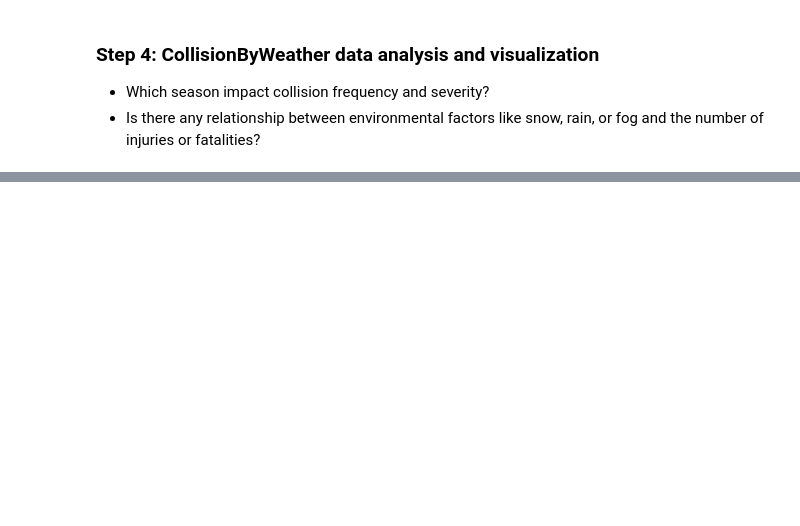
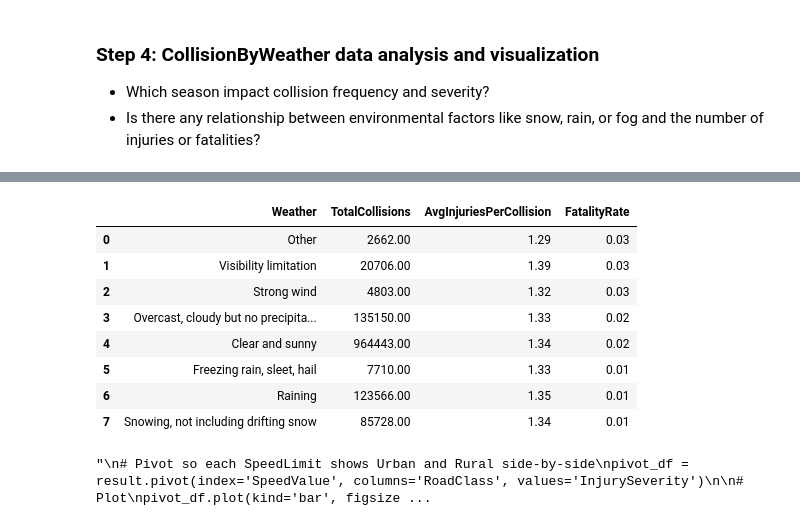
Before and after one commit to anithamonica/DATA604_TrafficIncidents, a Jupyter notebook: DataAnalysisCollisionByWeather.ipynb, the cells around one changed output, grey strips where cells are left out. Saved outputs shown, nothing was run; the diff lists cells and outputs as text; code cells hidden in the pictures; blank space fills up the shorter version.

```diff
--- a/DataAnalysisCollisionByWeather.ipynb
+++ b/DataAnalysisCollisionByWeather.ipynb
@@ -283,6 +287,14 @@ myconnection.close()
  - Which season impact collision frequency and severity?
  - Is there any relationship between environmental factors like snow, rain, or fog and the number of injuries or fatalities?
 # %%
+USER = "student"
+DB   = "student"
+PWD = "Bi3KSjqgrNOOL"
+
+engine = create_engine(
+    f"mysql+mysqlconnector://{USER}:{PWD}@127.0.0.1:3306/{DB}"
+)
+
 #Which season impact collision frequency and severity?
 queryMonthly = '''SELECT
     Season,
@@ -297,7 +309,7 @@ ORDER BY
     TotalCollisions DESC;'''
 result = pd.read_sql_query(queryMonthly, engine)
 display(result)
-
+'''
 # Pivot so each SpeedLimit shows Urban and Rural side-by-side
 pivot_df = result.pivot(index='SpeedValue', columns='RoadClass', values='InjurySeverity')
 
@@ -310,3 +322,4 @@ plt.ylim(bottom=1.0)
 plt.legend(title='Road Class', bbox_to_anchor=(1.05, 1), loc='upper left')
 plt.tight_layout()
 plt.show()
+'''
@@ -313,33 +333,46 @@ plt.show()
 # %%
 #Is there any relationship between environmental factors like snow, rain, or fog and the number of injuries or fatalities?
 
 queryMonthly = '''SELECT
     Weather,
     SUM(NoofCollisions) AS TotalCollisions,
     ROUND(SUM(NoofInjured) * 1.0 / SUM(NoofCollisions), 2) AS AvgInjuriesPerCollision,
     ROUND(SUM(NoofFatalities) * 1.0 / SUM(NoofCollisions), 4) AS FatalityRate
 FROM
-    student.WeatherCollisions   -- replace with your actual table name
+    student.CollisionByWeather   -- replace with your actual table name
 WHERE
     NoofCollisions > 0
 GROUP BY
     Weather
 ORDER BY
     FatalityRate DESC;'''
 result = pd.read_sql_query(queryMonthly, engine)
 display(result)
 
+'''
 # Pivot so each SpeedLimit shows Urban and Rural side-by-side
 pivot_df = result.pivot(index='SpeedValue', columns='RoadClass', values='InjurySeverity')
 
 # Plot
 pivot_df.plot(kind='bar', figsize=(14, 6))
 plt.title('Injury Severity by Speed Limit and Road Class')
 plt.ylabel('Injury Severity')
 plt.xticks(rotation=45)
 plt.ylim(bottom=1.0)
 plt.legend(title='Road Class', bbox_to_anchor=(1.05, 1), loc='upper left')
 plt.tight_layout()
 plt.show()
+'''
+# %% [output]
+|  | Weather | TotalCollisions | AvgInjuriesPerCollision | FatalityRate |
+| 0 | Other | 2662.00 | 1.29 | 0.03 |
+| 1 | Visibility limitation | 20706.00 | 1.39 | 0.03 |
+| 2 | Strong wind | 4803.00 | 1.32 | 0.03 |
+| 3 | Overcast, cloudy but no precipita... | 135150.00 | 1.33 | 0.02 |
+| 4 | Clear and sunny | 964443.00 | 1.34 | 0.02 |
+| 5 | Freezing rain, sleet, hail | 7710.00 | 1.33 | 0.01 |
+| 6 | Raining | 123566.00 | 1.35 | 0.01 |
+| 7 | Snowing, not including drifting snow | 85728.00 | 1.34 | 0.01 |
+"\n# Pivot so each SpeedLimit shows Urban and Rural side-by-side\npivot_df = result.pivot(index='SpeedValue', columns='RoadClass', values='InjurySeverity')\n\n# Plot\npivot_df.plot(kind='bar', figsize ...
 # %%
 engine.dispose()
```
Also changed, not shown: parts of 6 cells of this notebook, 8 other files.
